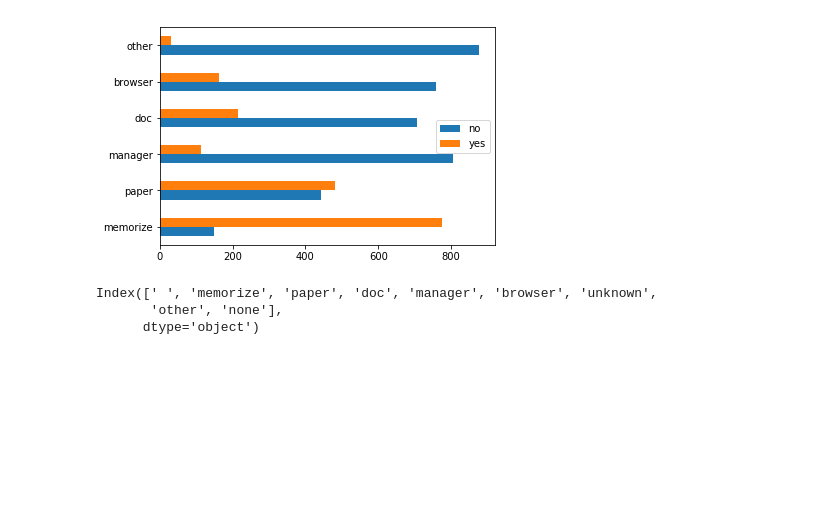
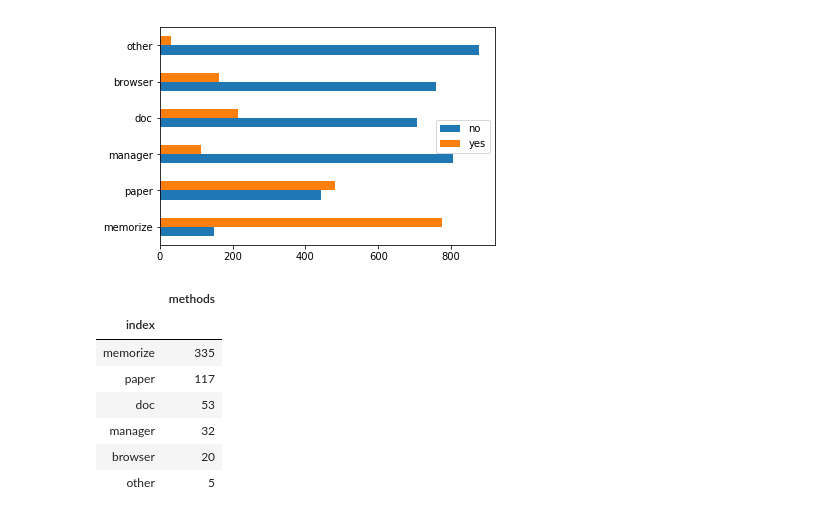
Before and after one commit to fr48/cyber, a Jupyter notebook: analysis/cybersecurity-analysis.ipynb, the cells around one changed output. Drawn from its saved outputs; the diff is of its cells as text; code cells hidden in the pictures; blank space fills up the shorter version.

```diff
--- a/analysis/cybersecurity-analysis.ipynb
+++ b/analysis/cybersecurity-analysis.ipynb
@@ -246,11 +246,23 @@ habits.plot.barh()
 <matplotlib.axes._subplots.AxesSubplot at 0x...>
 [figure]
 # %%
-methods = march.methods.value_counts()
-methods=pd.DataFrame(methods)
-methods = methods.rename(index={'1': "memorize", '2': "paper", '4': "doc", '3': "manager", '5': "browser", '8': "unknown", '6': "other", '9': "none"})
+methods = march[['methods']]
+methods = methods.reset_index()
+methods.loc[(methods['methods'] =='9')|(methods['methods'] =='8')|(methods['methods'] ==' '), 'methods'] = np.nan
+method = methods.methods.value_counts()
+method=pd.DataFrame(method)
+method = method.rename(index={'1': "memorize", '2': "paper", '4': "doc", '3': "manager", '5': "browser", '6': "other"})
+method = method.reset_index()
+method=method.set_index('index')
+
+method
 # %% [output]
-Index([' ', 'memorize', 'paper', 'doc', 'manager', 'browser', 'unknown',
-       'other', 'none'],
-      dtype='object')
+|  | methods |
+| index |  |
+| memorize | 335 |
+| paper | 117 |
+| doc | 53 |
+| manager | 32 |
+| browser | 20 |
+| other | 5 |
 # %%
```
Also changed, not shown: parts of 6 cells of this notebook, 17 other files.
